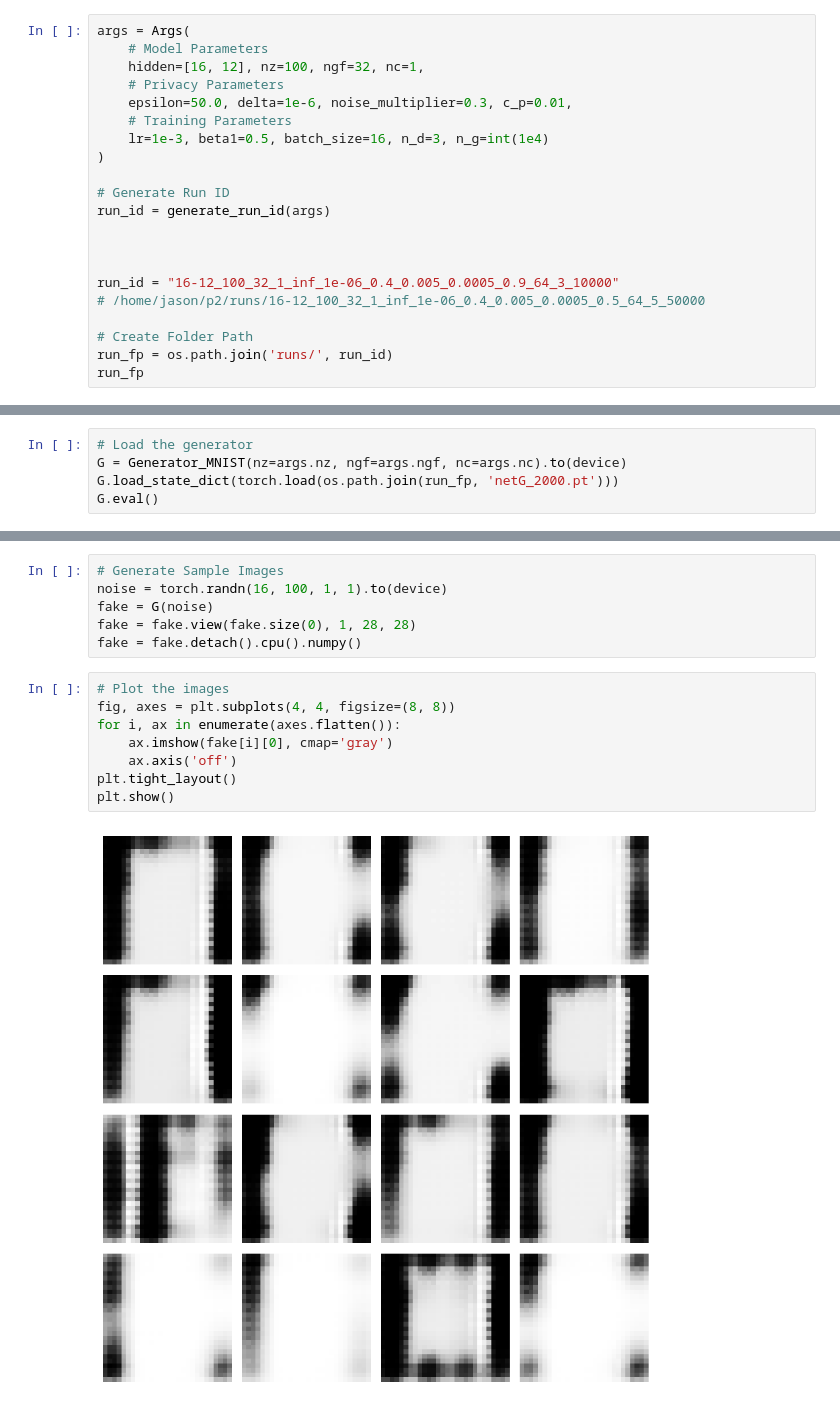
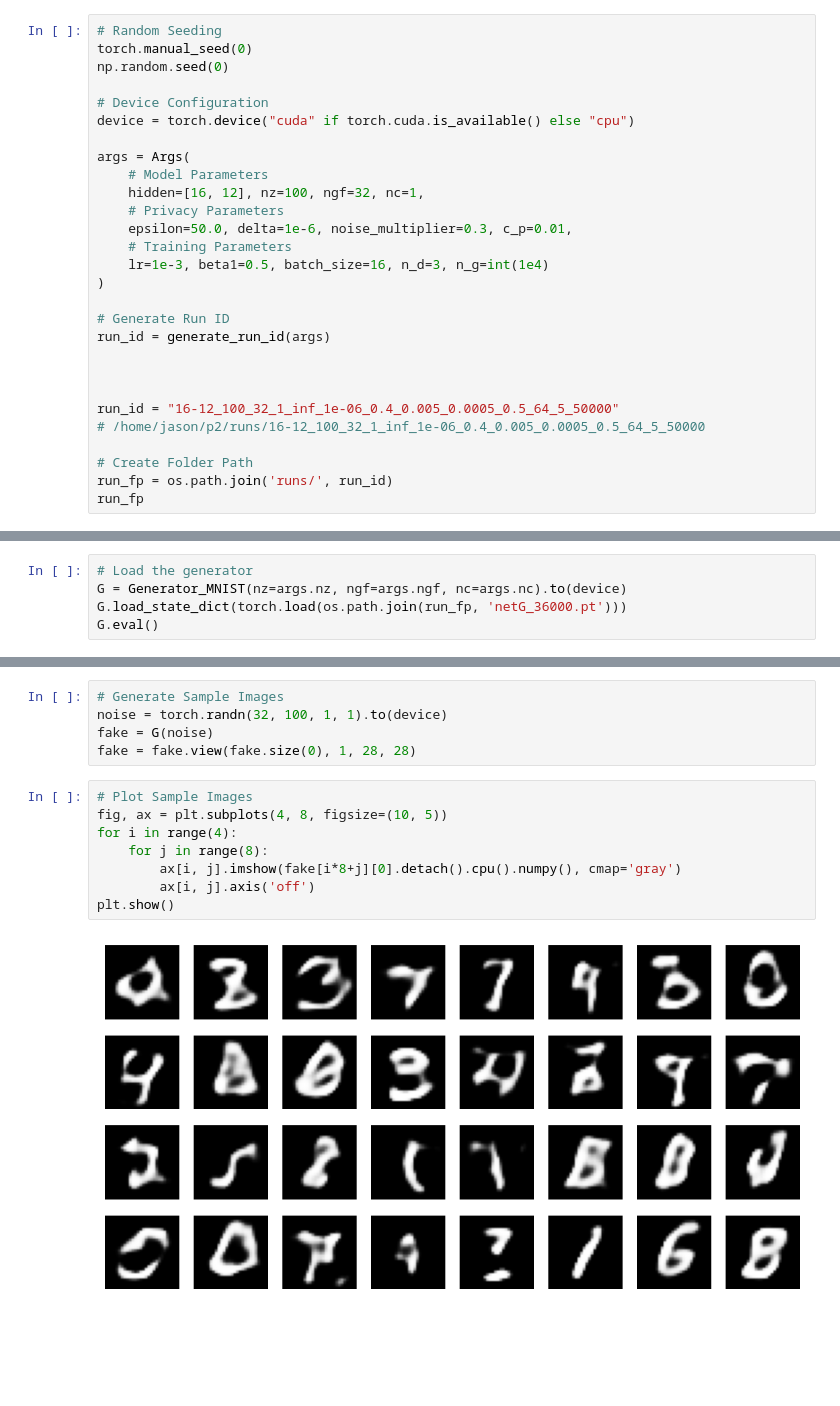
Before and after one commit to JasonTang99/p2, a Jupyter notebook: testing.ipynb, the cells around one changed output, grey strips where cells are left out. Drawn from its saved outputs; the diff is of its cells as text; blank space fills up the shorter version.

```diff
--- a/testing.ipynb
+++ b/testing.ipynb
@@ -36,4 +28,11 @@ device = torch.device("cuda" if torch.cuda.is_available() else "cpu")
 # %%
+# Random Seeding
+torch.manual_seed(0)
+np.random.seed(0)
+
+# Device Configuration
+device = torch.device("cuda" if torch.cuda.is_available() else "cpu")
+
 args = Args(
     # Model Parameters
     hidden=[16, 12], nz=100, ngf=32, nc=1,
@@ -48,7 +47,7 @@ run_id = generate_run_id(args)
 
 
 
-run_id = "16-12_100_32_1_inf_1e-06_0.4_0.005_0.0005_0.9_64_3_10000"
+run_id = "16-12_100_32_1_inf_1e-06_0.4_0.005_0.0005_0.5_64_5_50000"
 # /home/jason/p2/runs/16-12_100_32_1_inf_1e-06_0.4_0.005_0.0005_0.5_64_5_50000
 
 # Create Folder Path
@@ -72,7 +61,7 @@ M = len(train_set)
 # %%
 # Load the generator
 G = Generator_MNIST(nz=args.nz, ngf=args.ngf, nc=args.nc).to(device)
-G.load_state_dict(torch.load(os.path.join(run_fp, 'netG_2000.pt')))
+G.load_state_dict(torch.load(os.path.join(run_fp, 'netG_36000.pt')))
 G.eval()
 # %% [output]
 Generator_MNIST(
@@ -95,17 +84,16 @@ Generator_MNIST(
 )
 # %%
 # Generate Sample Images
-noise = torch.randn(16, 100, 1, 1).to(device)
+noise = torch.randn(32, 100, 1, 1).to(device)
 fake = G(noise)
 fake = fake.view(fake.size(0), 1, 28, 28)
-fake = fake.detach().cpu().numpy()
 # %%
-# Plot the images
-fig, axes = plt.subplots(4, 4, figsize=(8, 8))
-for i, ax in enumerate(axes.flatten()):
-    ax.imshow(fake[i][0], cmap='gray')
-    ax.axis('off')
-plt.tight_layout()
+# Plot Sample Images
+fig, ax = plt.subplots(4, 8, figsize=(10, 5))
+for i in range(4):
+    for j in range(8):
+        ax[i, j].imshow(fake[i*8+j][0].detach().cpu().numpy(), cmap='gray')
+        ax[i, j].axis('off')
 plt.show()
 # %% [output]
-[figure, old version]
+[figure, new version]
```
Also changed, not shown: parts of 7 cells of this notebook, 5 other files.
